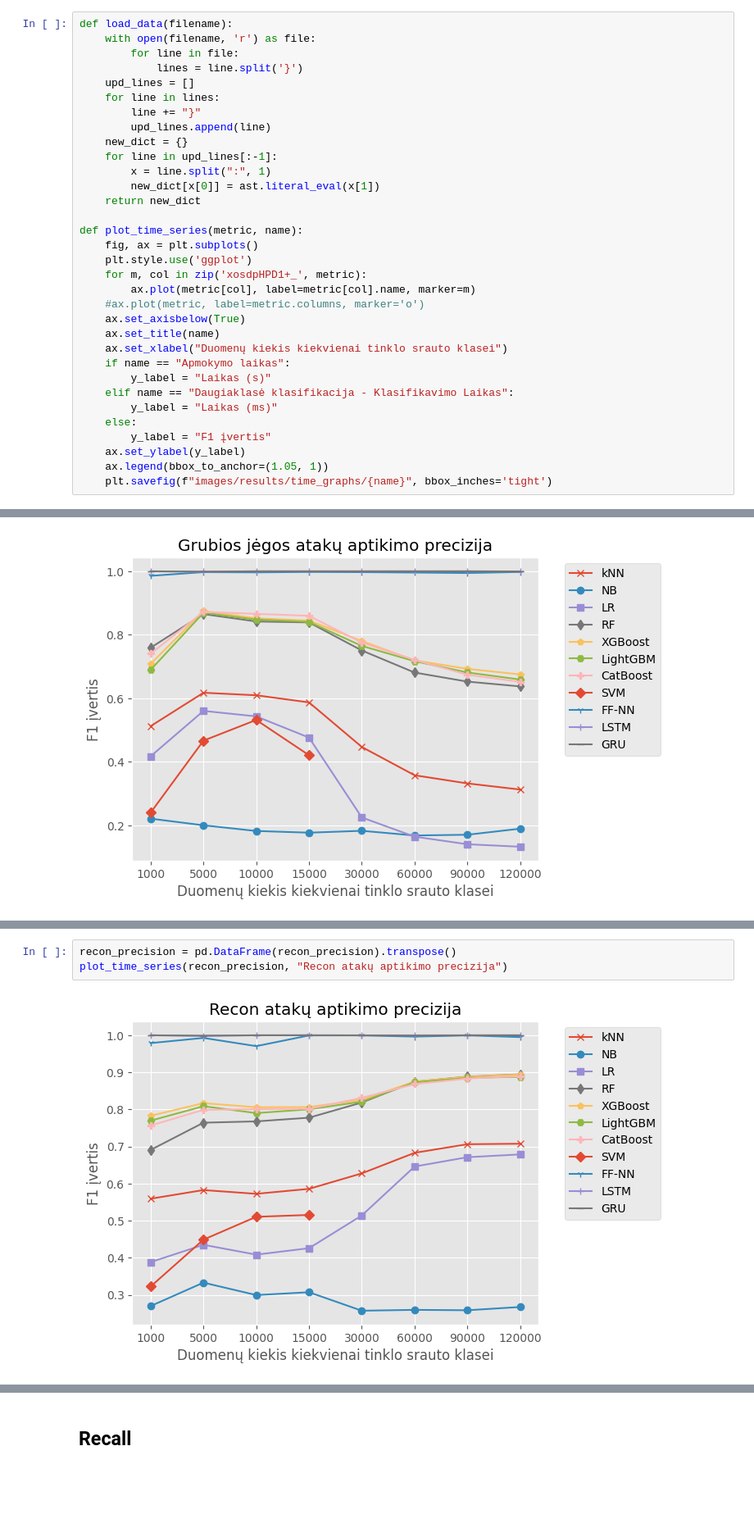
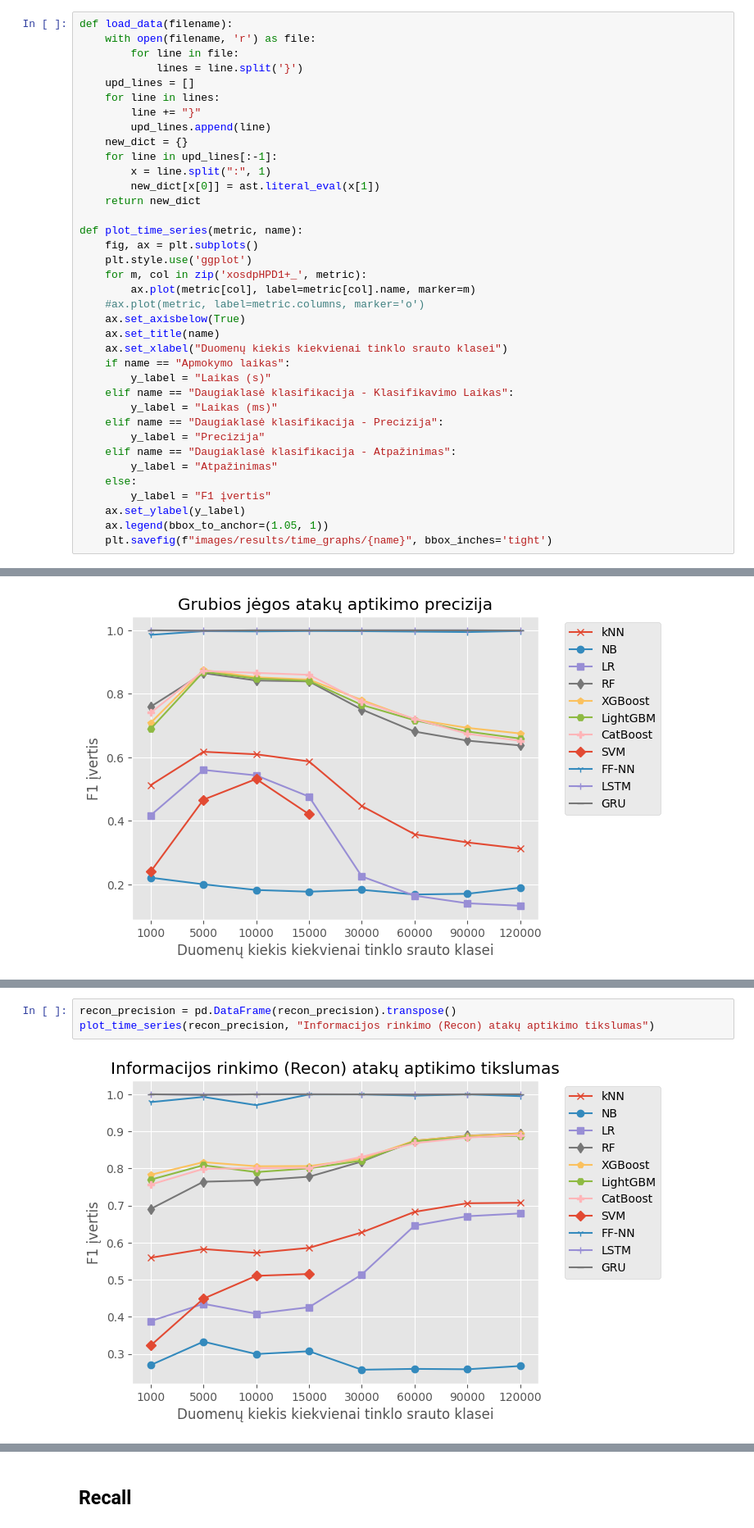
Before and after one commit to KostasEreksonas/Magistrinis, a Jupyter notebook: Time_series.ipynb, the cells around one changed output, grey strips where cells are left out. Shown at 82% size. Cells and saved outputs as stored; diff of their text form; blank space fills up the shorter version.

```diff
--- a/Time_series.ipynb
+++ b/Time_series.ipynb
@@ -35,6 +35,10 @@ def plot_time_series(metric, name):
         y_label = "Laikas (s)"
     elif name == "Daugiaklasė klasifikacija - Klasifikavimo Laikas":
         y_label = "Laikas (ms)"
+    elif name == "Daugiaklasė klasifikacija - Precizija":
+        y_label = "Precizija"
+    elif name == "Daugiaklasė klasifikacija - Atpažinimas":
+        y_label = "Atpažinimas"
     else:
         y_label = "F1 įvertis"
     ax.set_ylabel(y_label)
@@ -660,7 +664,7 @@ plot_time_series(mirai_precision, "Mirai atakų aptikimo precizija")
 # %%
 recon_precision = pd.DataFrame(recon_precision).transpose()
-plot_time_series(recon_precision, "Recon atakų aptikimo precizija")
+plot_time_series(recon_precision, "Informacijos rinkimo (Recon) atakų aptikimo tikslumas")
 # %% [output]
-[figure, old version]
+[figure, new version]
 # %%
 spoofing_precision = pd.DataFrame(spoofing_precision).transpose()
```
Also changed, not shown: parts of 18 cells of this notebook.
